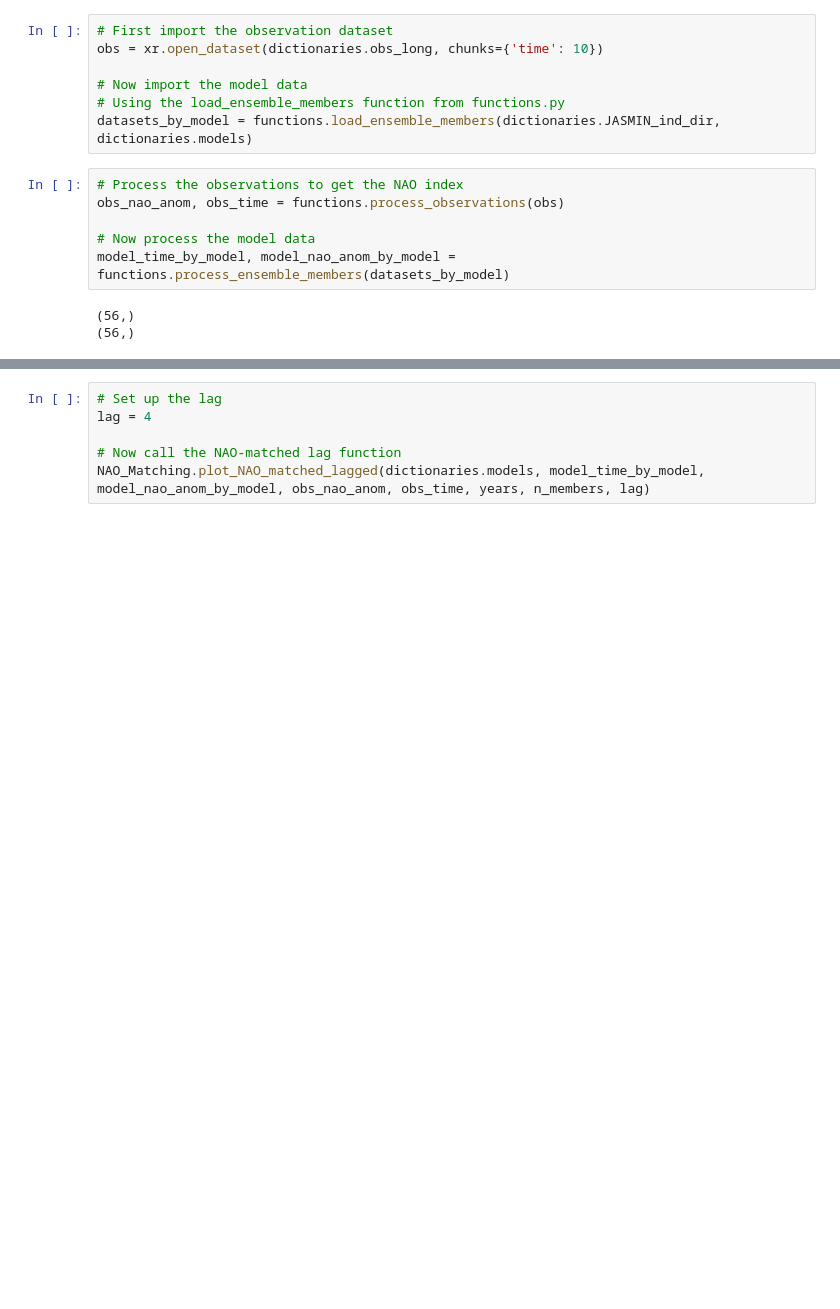
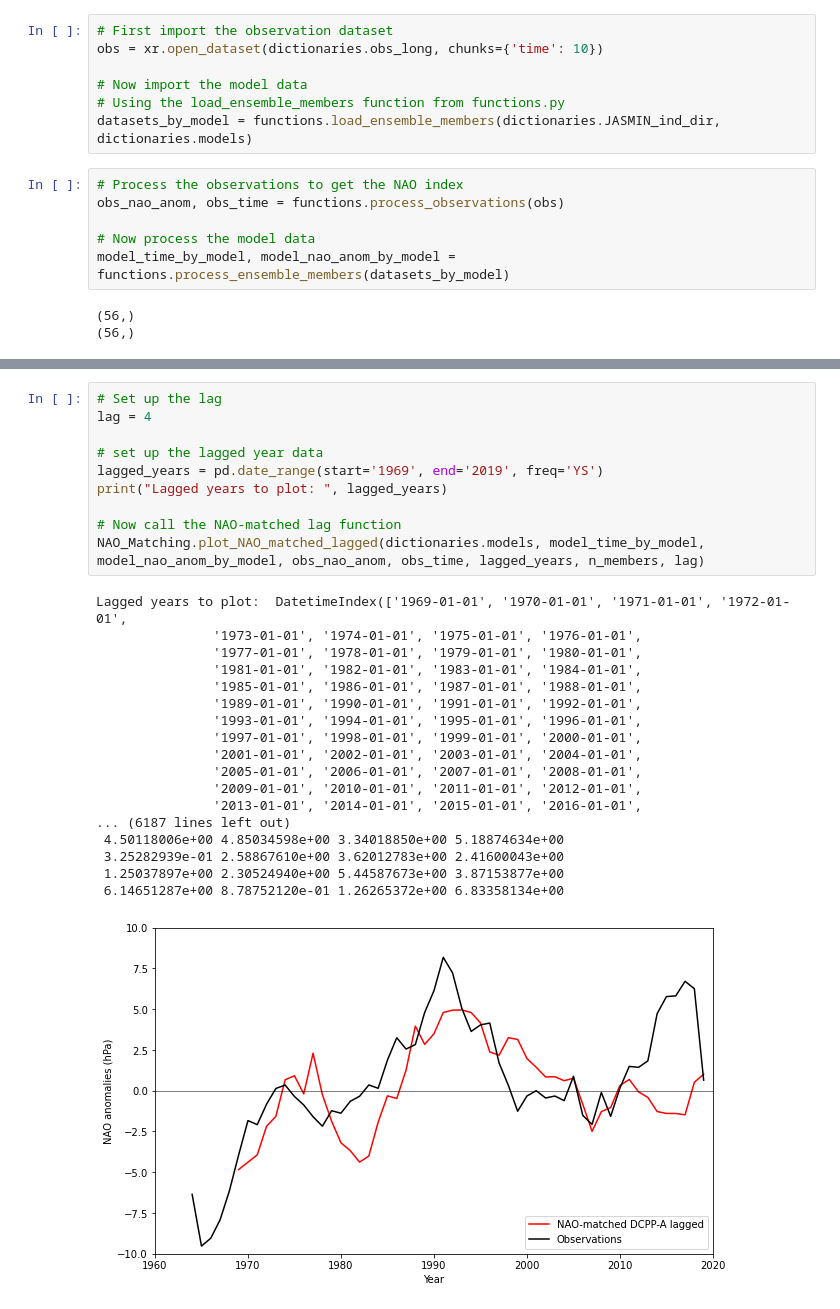
Before and after one commit to benhutchmet/multi-model-jasmin, a Jupyter notebook: plotting_NAO_matched.ipynb, the cells around one changed output, grey strips where cells are left out. Drawn from its saved outputs; the diff is of its cells as text; blank space fills up the shorter version.

Commit message:
lagged ensemble plotting for nao matching tchingnow works,perhaps look into how we could better predict that final tricky period

```diff
--- a/plotting_NAO_matched.ipynb
+++ b/plotting_NAO_matched.ipynb
@@ -65,6 +60,29 @@ model time pre cross val ['1966' '1967' '1968' '1969' '197
 # %%
 # Set up the lag
 lag = 4
 
+# set up the lagged year data
+lagged_years = pd.date_range(start='1969', end='2019', freq='YS')
+print("Lagged years to plot: ", lagged_years)
+
 # Now call the NAO-matched lag function
-NAO_Matching.plot_NAO_matched_lagged(dictionaries.models, model_time_by_model, model_nao_anom_by_model, obs_nao_anom, obs_time, years, n_members, lag)
+NAO_Matching.plot_NAO_matched_lagged(dictionaries.models, model_time_by_model, model_nao_anom_by_model, obs_nao_anom, obs_time, lagged_years, n_members, lag)
+# %% [output]
+Lagged years to plot:  DatetimeIndex(['1969-01-01', '1970-01-01', '1971-01-01', '1972-01-01',
+               '1973-01-01', '1974-01-01', '1975-01-01', '1976-01-01',
+               '1977-01-01', '1978-01-01', '1979-01-01', '1980-01-01',
+               '1981-01-01', '1982-01-01', '1983-01-01', '1984-01-01',
+               '1985-01-01', '1986-01-01', '1987-01-01', '1988-01-01',
+               '1989-01-01', '1990-01-01', '1991-01-01', '1992-01-01',
+               '1993-01-01', '1994-01-01', '1995-01-01', '1996-01-01',
+               '1997-01-01', '1998-01-01', '1999-01-01', '2000-01-01',
+               '2001-01-01', '2002-01-01', '2003-01-01', '2004-01-01',
+               '2005-01-01', '2006-01-01', '2007-01-01', '2008-01-01',
+               '2009-01-01', '2010-01-01', '2011-01-01', '2012-01-01',
+               '2013-01-01', '2014-01-01', '2015-01-01', '2016-01-01',
+... (6187 lines left out)
+ 4.50118006e+00 4.85034598e+00 3.34018850e+00 5.18874634e+00
+ 3.25282939e-01 2.58867610e+00 3.62012783e+00 2.41600043e+00
+ 1.25037897e+00 2.30524940e+00 5.44587673e+00 3.87153877e+00
+ 6.14651287e+00 8.78752120e-01 1.26265372e+00 6.83358134e+00
+[figure, added]
```
Also changed, not shown: parts of 1 cell of this notebook, 1 other file.
